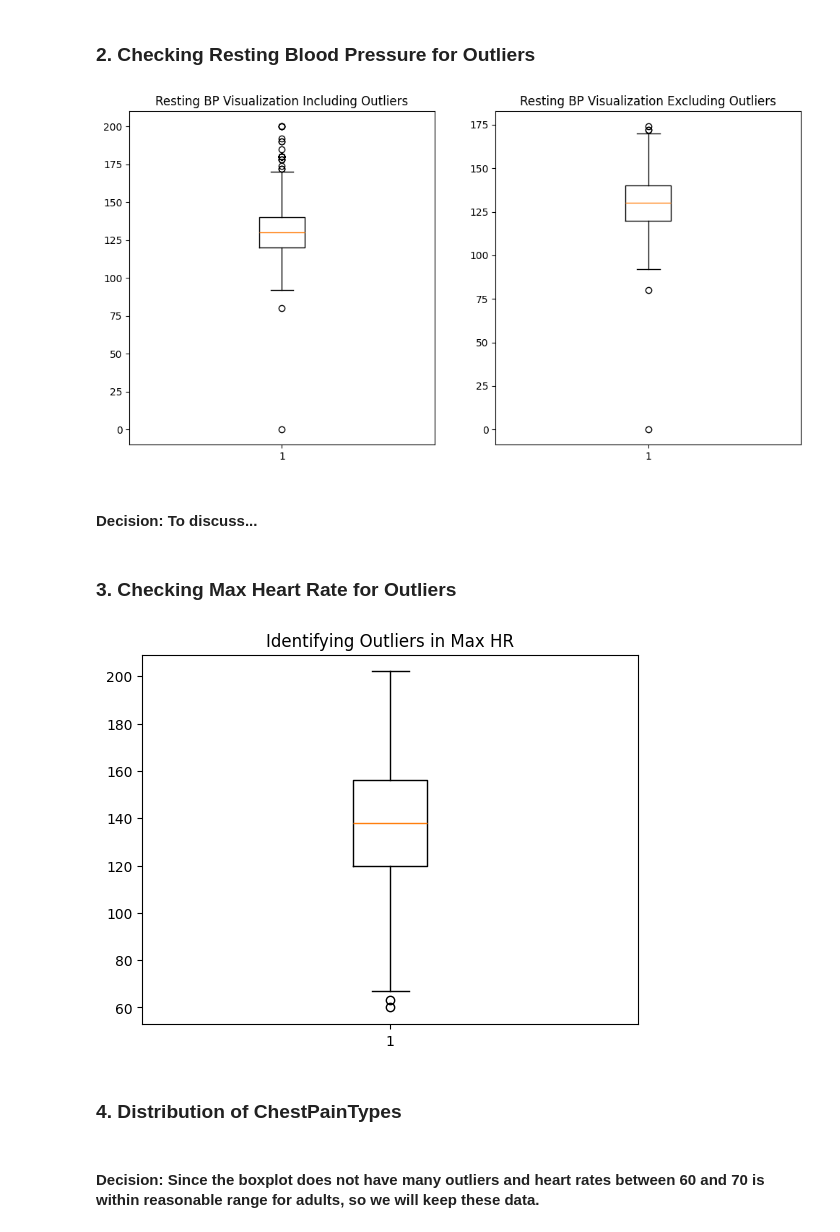
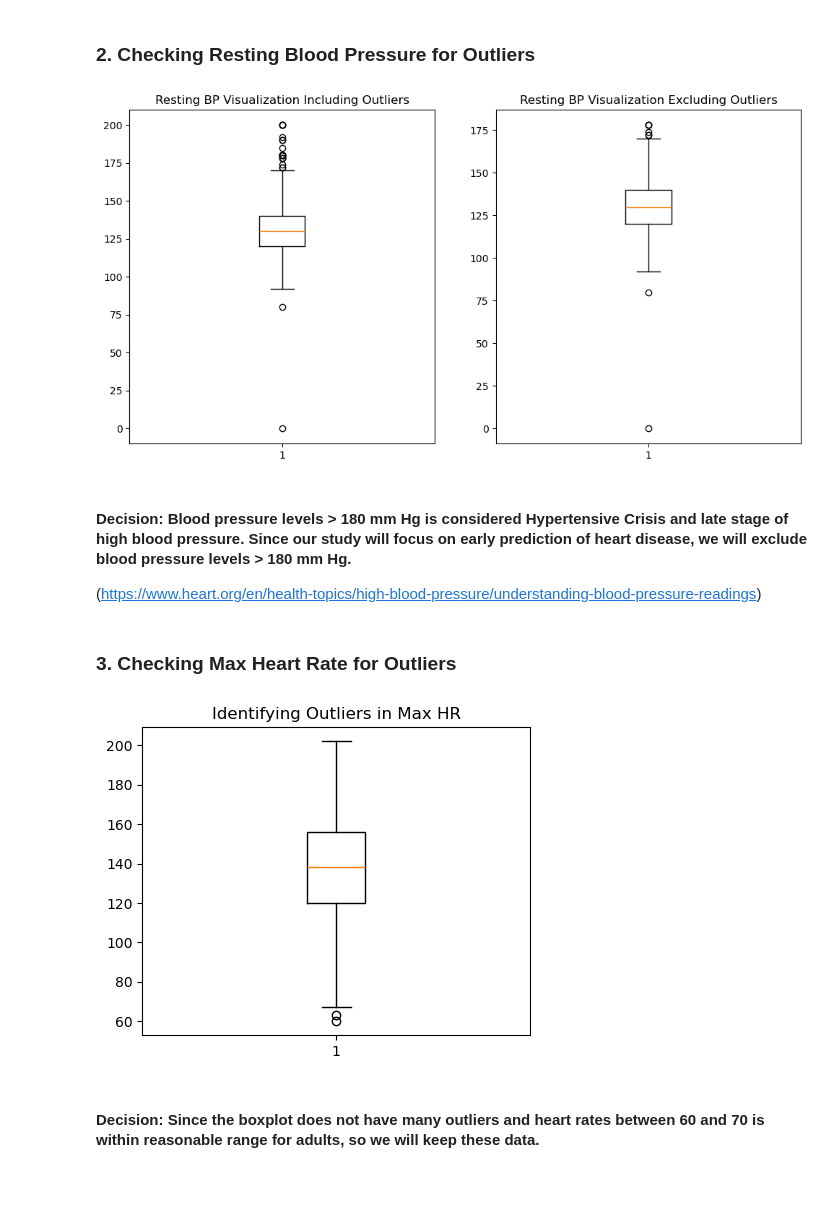
Before and after one commit to malikka-rajshahi/Heart-Failure-Analysis, a Jupyter notebook: HeartAnalysisCombined.ipynb, the cells around one changed output. Saved outputs shown, nothing was run; the diff lists cells and outputs as text; code cells hidden in the pictures; blank space fills up the shorter version.

Commit message:
Added more analysis and visualizations

```diff
--- a/HeartAnalysisCombined.ipynb
+++ b/HeartAnalysisCombined.ipynb
@@ -94,20 +117,20 @@ fig.set_figheight(6)
 axes[0].boxplot(data=df, x='RestingBP')
 axes[0].set_title('Resting BP Visualization Including Outliers')
 
-axes[1].boxplot(df[df.RestingBP<175]['RestingBP'])  # SHOULD BE df.RestingBP<180?
+axes[1].boxplot(df[df.RestingBP<180]['RestingBP'])
 axes[1].set_title('Resting BP Visualization Excluding Outliers');
 # %% [output]
-[figure, old version]
+[figure, new version]
-# %% [markdown]
-#### Decision: To discuss...
+# %% [markdown]
+#### Decision: Blood pressure levels > 180 mm Hg is considered Hypertensive Crisis and late stage of high blood pressure. Since our study will focus on early prediction of heart disease, we will exclude blood pressure levels > 180 mm Hg.
+(https://www.heart.org/en/health-topics/high-blood-pressure/understanding-blood-pressure-readings)
 # %% [markdown]
 ### 3. Checking Max Heart Rate for Outliers
 # %%
+fig=plt.figure(figsize=(5,4))
 plt.boxplot(df.MaxHR)
 plt.title('Identifying Outliers in Max HR');
 # %% [output]
-[figure, old version]
+[figure, new version]
-# %% [markdown]
-### 4. Distribution of ChestPainTypes
 # %% [markdown]
 #### Decision: Since the boxplot does not have many outliers and heart rates between 60 and 70 is within reasonable range for adults, so we will keep these data.
```
Also changed, not shown: parts of 52 cells of this notebook.
